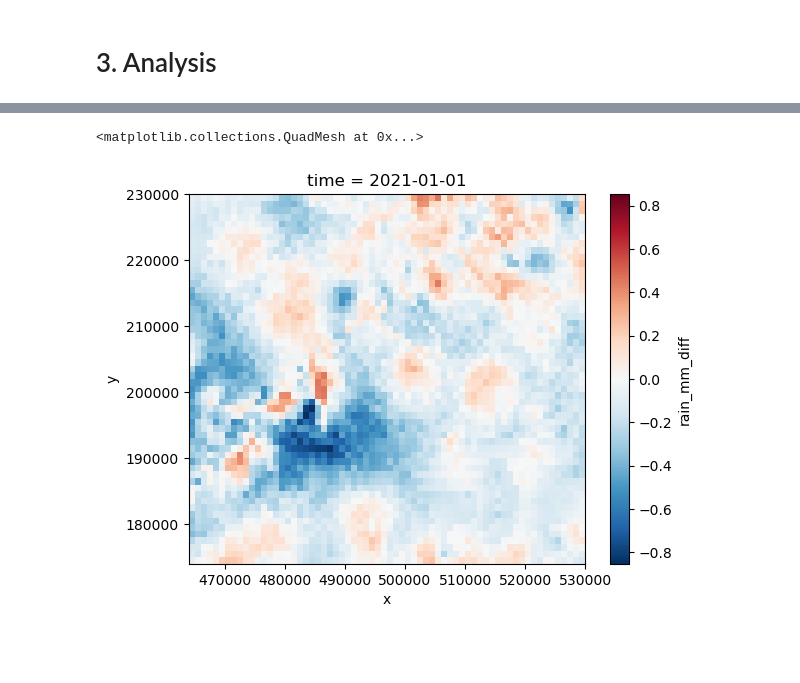
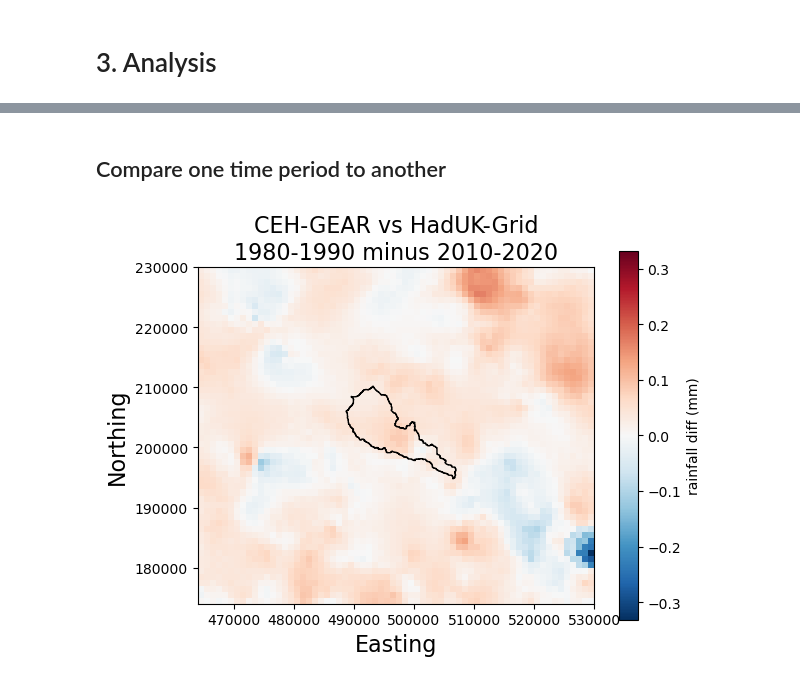
Before and after one commit to Thomasjkeel/FDRI_Chess-rain-gauges, a Jupyter notebook: chess_catchment.ipynb, the cells around one changed output, grey strips where cells are left out. Drawn from its saved outputs; the diff is of its cells as text; code cells hidden in the pictures; blank space fills up the shorter version.

```diff
--- a/chess_catchment.ipynb
+++ b/chess_catchment.ipynb
@@ -196,6 +200,21 @@ ax.set_title(f'{start_year}:{end_year} CEH-GEAR vs HadUK-Grid')
 [figure]
-# %%
-ceh_haduk_diff.sel(time="2021-01-01")['rain_mm_diff'].plot()
-# %% [output]
-<matplotlib.collections.QuadMesh at 0x...>
-[figure, removed]
+# %% [markdown]
+## Compare one time period to another
+# %%
+ceh_haduk_diff_80to90 = ceh_haduk_diff.sel(time=slice(str(1980), str(1990))).mean('time')[f'{RAIN_COL}_diff']
+ceh_haduk_diff_10to20 = ceh_haduk_diff.sel(time=slice(str(2010), str(2020))).mean('time')[f'{RAIN_COL}_diff']
+
+ceh_haduk_diff_80to90_vs_10to20 = ceh_haduk_diff_80to90 - ceh_haduk_diff_10to20
+# %%
+
+fig, ax = plt.subplots(1)
+ceh_haduk_diff_80to90_vs_10to20.plot(ax=ax, cmap='RdBu_r', cbar_kwargs={'label':'rainfall diff (mm)'})
+chess_shp.plot(ax=ax, facecolor='none')
+ax.set_xlim(CHESS_XRANGE)
+ax.set_ylim(CHESS_YRANGE)
+ax.set_ylabel('Northing', size=16)
+ax.set_xlabel('Easting', size=16)
+ax.set_title(f'CEH-GEAR vs HadUK-Grid\n1980-1990 minus 2010-2020', size=16)
+# fig.savefig(f'figures/chess_ceh_vs_haduk_decade_mean_diff.png', bbox_inches='tight', dpi=150)
+# %% [output]
+[figure, added]
```
Also changed, not shown: parts of 6 cells of this notebook, 2 other files.
